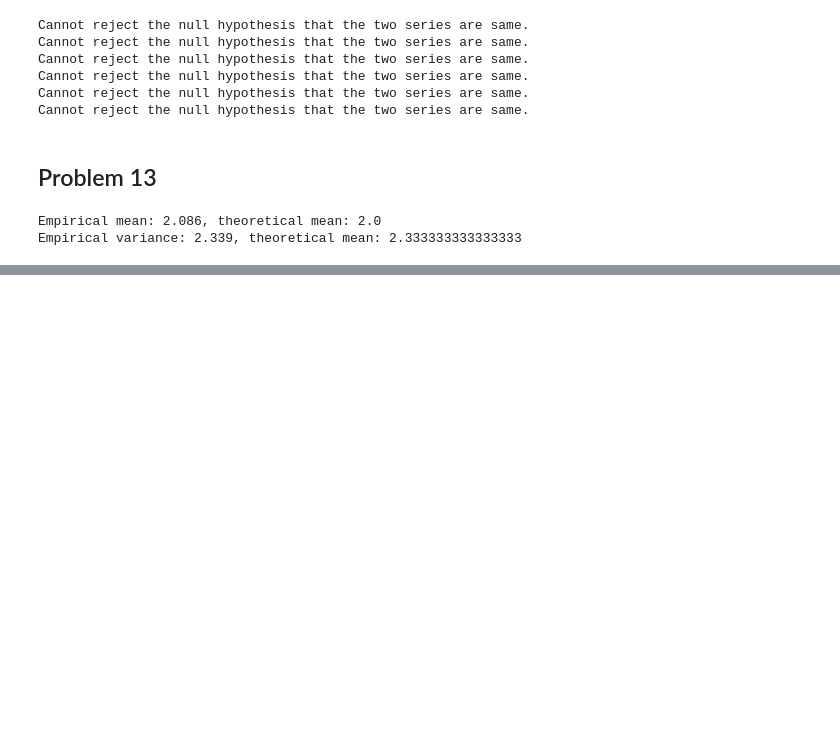
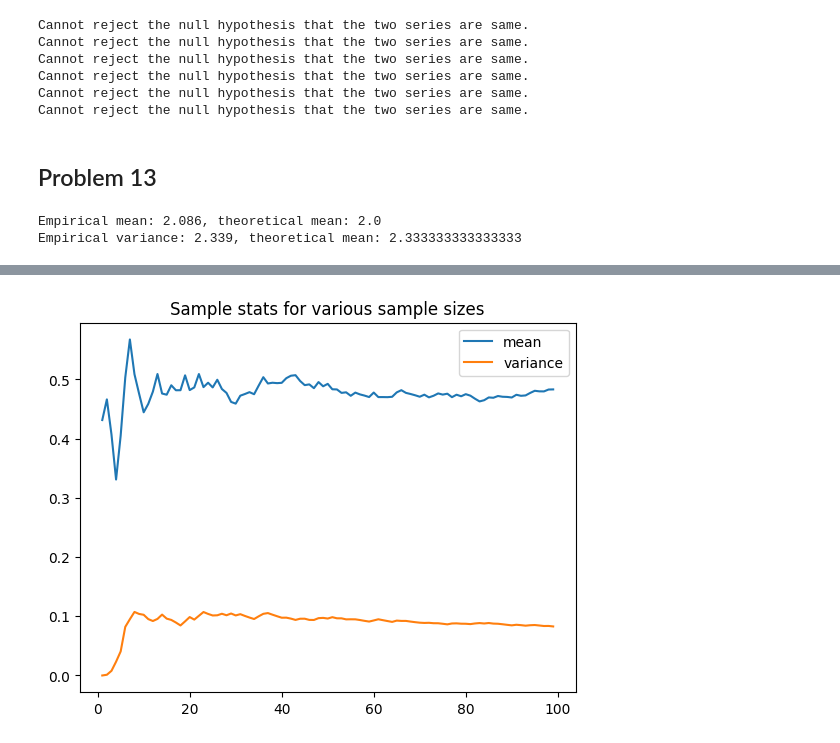
Before and after one commit to drameyjoshi/statistics, a Jupyter notebook: all-of-stats/Expectation.ipynb, the cells around one changed output, grey strips where cells are left out. Drawn from its saved outputs; the diff is of its cells as text; code cells hidden in the pictures; blank space fills up the shorter version.

```diff
--- a/all-of-stats/Expectation.ipynb
+++ b/all-of-stats/Expectation.ipynb
@@ -290,0 +302,10 @@ Empirical variance: 2.339, theoretical mean: 2.333333333333333
+# %%
+allMeans = [np.mean(X[0:n]) for n in range(1, 100)]
+allVars =  [np.var(X[0:n]) for n in range(1, 100)]
+# %%
+plt.plot([n for n in range(1, 100)], allMeans, label='mean')
+plt.plot([n for n in range(1, 100)], allVars, label='variance')
+plt.legend()
+_ = plt.title('Sample stats for various sample sizes')
+# %% [output]
+[figure, added]
```
Also changed, not shown: parts of 10 cells of this notebook, 1 other file.
